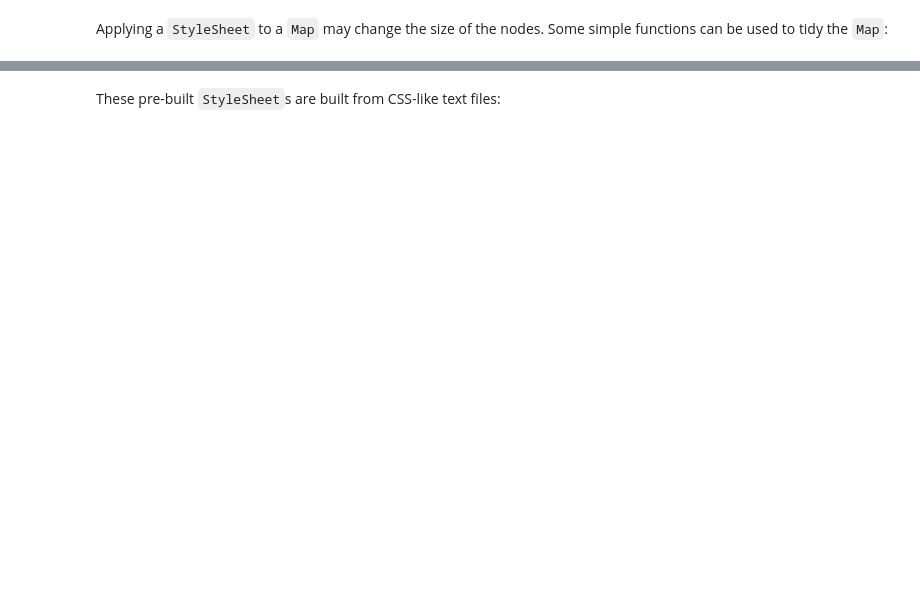
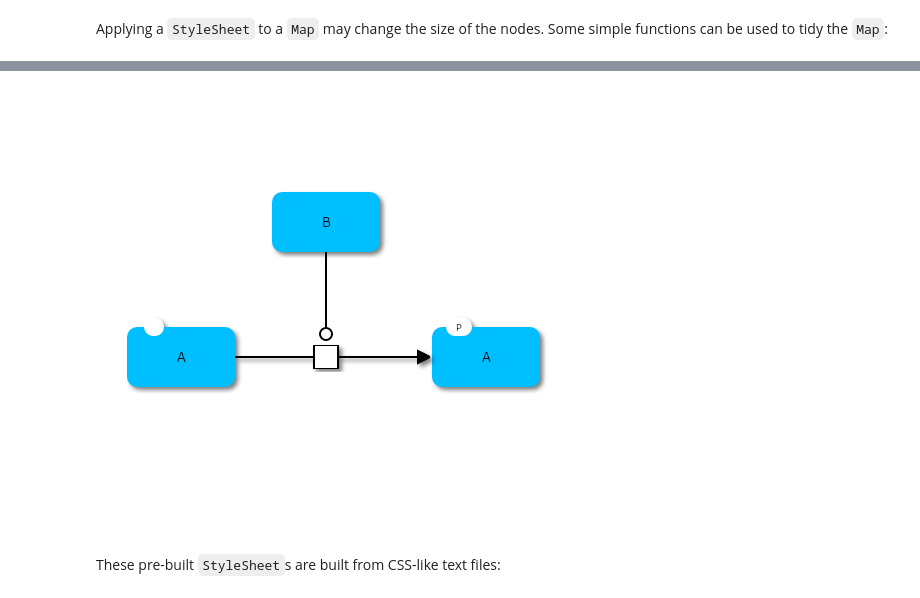
Before and after one commit to adrienrougny/momapy, a Jupyter notebook: momapy/demo/demo.ipynb, the cells around one changed output, grey strips where cells are left out. Saved outputs shown, nothing was run; the diff lists cells and outputs as text; code cells hidden in the pictures; blank space fills up the shorter version.

```diff
--- a/momapy/demo/demo.ipynb
+++ b/momapy/demo/demo.ipynb
@@ -488,6 +477,8 @@ display(mb)
 # %%
-momapy.styling.apply_style_sheet(mb, momapy.sbgn.styling.shadows)
+momapy.styling.apply_style_sheet(mb, momapy.sbgn.styling.fs_shadows)
 display(mb)
+# %% [output]
+[figure, added]
 # %% [markdown]
 These pre-built `StyleSheet`s are built from CSS-like text files:
 # %%
```
Also changed, not shown: parts of 72 cells of this notebook, 3 other files.
